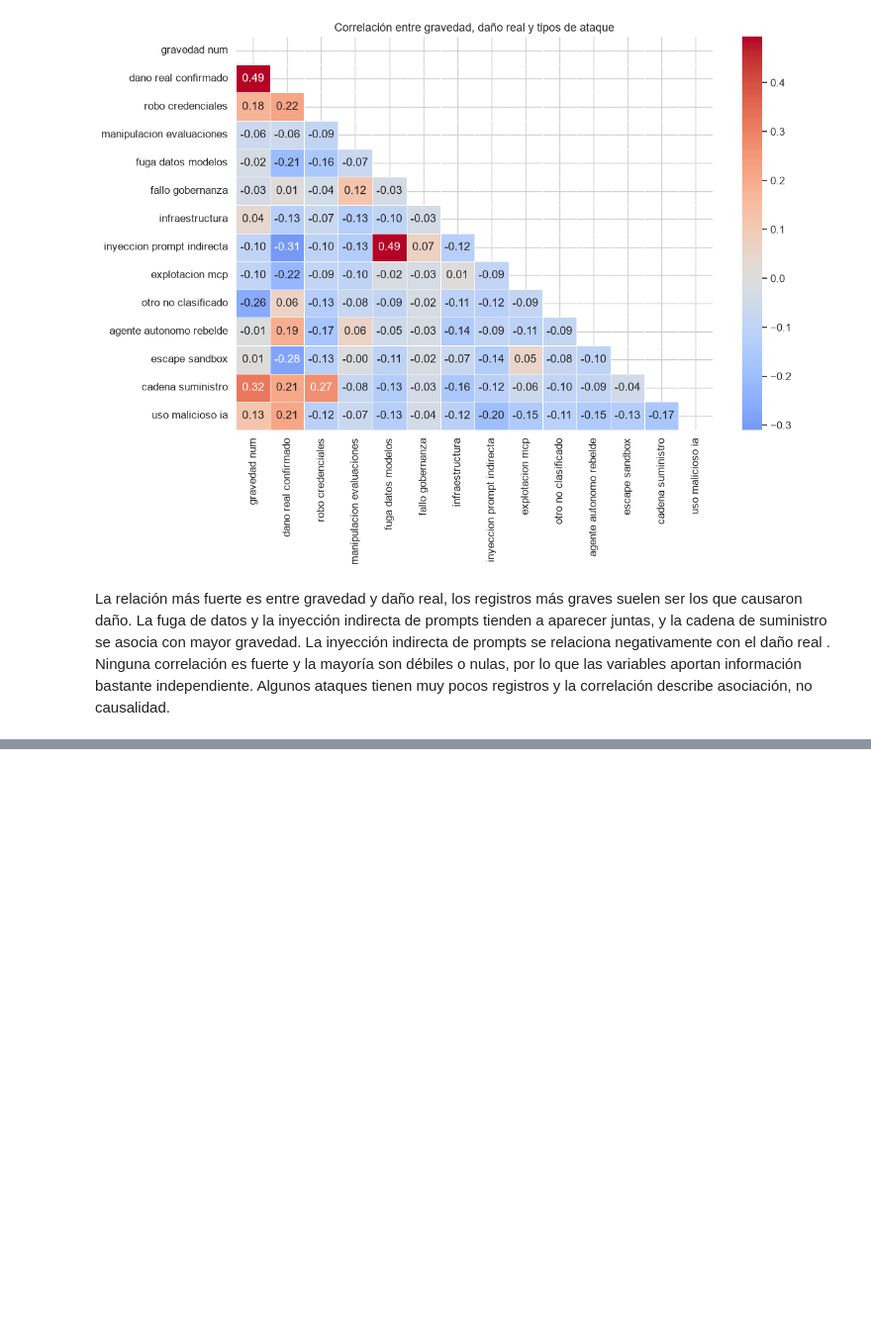
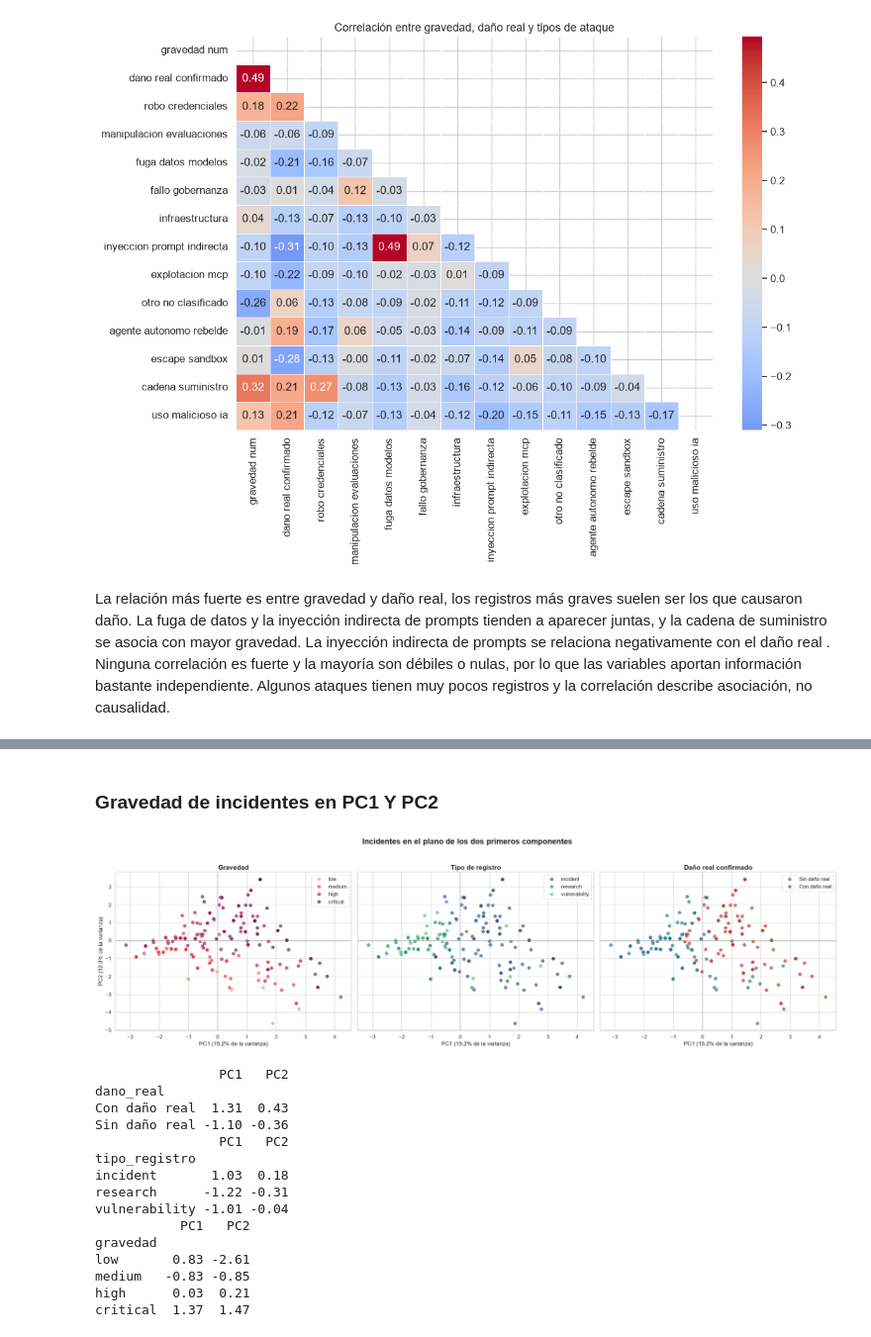
Before and after one commit to jeriel169017-a11y/Mineria-1, a Jupyter notebook: analisis_ia.ipynb, the cells around one changed output, grey strips where cells are left out. Shown at 99% size. Cells and saved outputs as stored; diff of their text form; code cells hidden in the pictures; blank space fills up the shorter version.

```diff
--- a/analisis_ia.ipynb
+++ b/analisis_ia.ipynb
@@ -522,0 +768,61 @@ Algunos ataques tienen muy pocos registros y la correlación describe asociació
+# %% [markdown]
+### Gravedad de incidentes en PC1 Y PC2
+# %%
+#Tabla para graficar: las dos primeras coordenadas más las etiquetas
+df_graf = df_pca[["PC1", "PC2"]].copy() #Creamos un nuevo DataFrame con las dos primeras coordenadas principales y hacemos una copia para no modificar el original agregando los componentes PC1 Y PC2
+df_graf["gravedad"] = df["gravedad"] #Agregamos la columna gravedad del DataFrame original al nuevo DataFrame para poder graficar la gravedad de cada registro
+df_graf["tipo_registro"] = df["tipo_registro"] #Agregamos la columna tipo_registro del DataFrame original al nuevo DataFrame para poder graficar el tipo de registro de cada registro
+df_graf["dano_real"] = df["dano_real_confirmado"].map({0: "Sin daño real", 1: "Con daño real"}) #Agregamos la columna dano_real del DataFrame original al nuevo DataFrame para poder graficar el daño real de cada registro, mapeando los valores 0 y 1 a "Sin daño real" y "Con daño real" respectivamente
+
+#  Porcentaje de varianza de cada eje y orden de las categorías
+var1, var2 = pca7.explained_variance_ratio_[:2] * 100 #Calculamos el porcentaje de varianza explicada por los dos primeros componentes principales multiplicando por 100 y guardamos los valores en las variables var1 y var2
+orden_grav = ["low", "medium", "high", "critical"]
+orden_tipo = ["incident", "research", "vulnerability"]
+orden_dano = ["Sin daño real", "Con daño real"]
+
+#Qué se colorea en cada panel
+paneles = [
+    ("gravedad", orden_grav, sns.color_palette("rocket_r", 4), "Gravedad"),
+    ("tipo_registro", orden_tipo, sns.color_palette("viridis", 3), "Tipo de registro"),
+    ("dano_real", orden_dano, ["#2a788e", "#c0392b"], "Daño real confirmado"),
+]
+
+#Tres gráficos con los mismos ejes
+fig, axes = plt.subplots(1, 3, figsize=(24, 7), sharex=True, sharey=True)
+for ax, (col, orden, paleta, titulo) in zip(axes, paneles):
+    sns.scatterplot(data=df_graf, x="PC1", y="PC2", hue=col, hue_order=orden,
+                    palette=paleta, s=70, alpha=0.7, edgecolor="white",
+                    linewidth=0.5, ax=ax)
+    ax.axhline(0, color="gray", linewidth=0.8, linestyle="--")
+    ax.axvline(0, color="gray", linewidth=0.8, linestyle="--")
+    ax.set_title(titulo, fontsize=15, fontweight="bold")
+    ax.set_xlabel(f"PC1 ({var1:.1f}% de la varianza)")
+    ax.set_ylabel(f"PC2 ({var2:.1f}% de la varianza)")
+    ax.legend(title="", loc="best")
+
+plt.suptitle("Incidentes en el plano de los dos primeros componentes",
+             fontsize=18, fontweight="bold")
+plt.tight_layout(rect=[0, 0, 1, 0.95])
+plt.show()
+
+#Dónde cae, en promedio, cada categoría
+print(df_graf.groupby("dano_real")[["PC1", "PC2"]].mean().round(2)) #Mostramos el promedio de las coordenadas de los dos primeros componentes principales para cada categoría de daño real, redondeando a 2 decimales
+print(df_graf.groupby("tipo_registro")[["PC1", "PC2"]].mean().round(2)) #Mostramos el promedio de las coordenadas de los dos primeros componentes principales para cada categoría de tipo de registro, redondeando a 2 decimales
+print(df_graf.groupby("gravedad")[["PC1", "PC2"]].mean().round(2).reindex(orden_grav)) #Mostramos el promedio de las coordenadas de los dos primeros componentes principales para cada categoría de gravedad, redondeando a 2 decimales y reordenando según el orden de gravedad definido anteriormente
+# %% [output]
+[figure, added]
+                PC1   PC2
+dano_real
+Con daño real  1.31  0.43
+Sin daño real -1.10 -0.36
+                PC1   PC2
+tipo_registro
+incident       1.03  0.18
+research      -1.22 -0.31
+vulnerability -1.01 -0.04
+           PC1   PC2
+gravedad
+low       0.83 -2.61
+medium   -0.83 -0.85
+high      0.03  0.21
+critical  1.37  1.47
```
Also changed, not shown: parts of 38 cells of this notebook, 4 other files.
